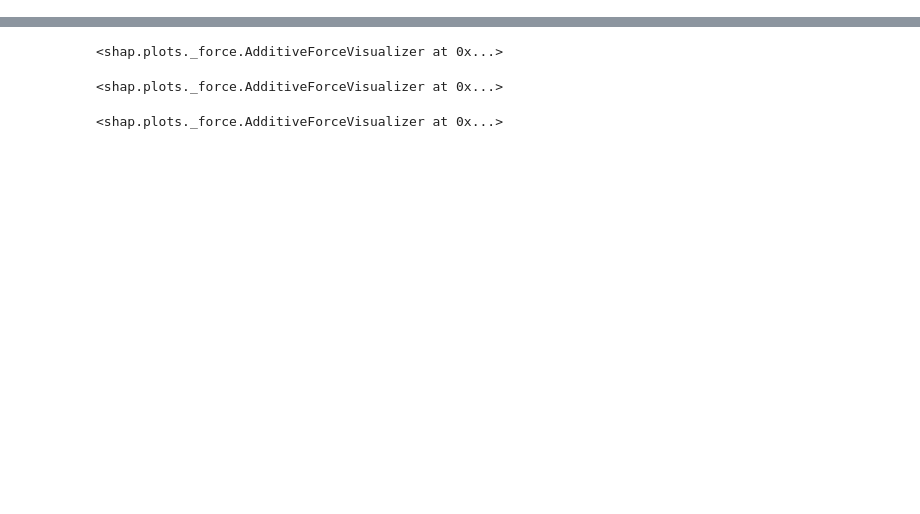
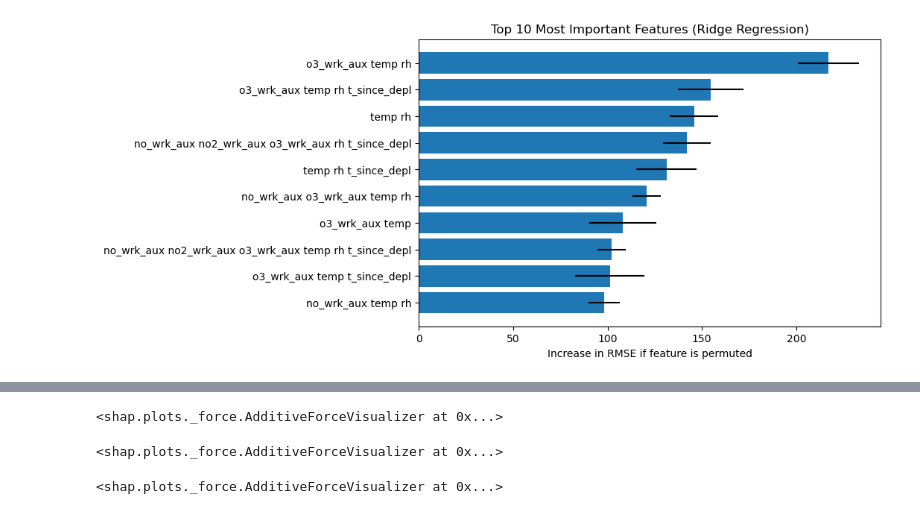
Before and after one commit to gberggg/data1030_finalproject, a Jupyter notebook: Multiple_algos_quadratic.ipynb, the cells around one changed output, grey strips where cells are left out. Saved outputs shown, nothing was run; the diff lists cells and outputs as text; code cells hidden in the pictures; blank space fills up the shorter version.

Commit message:
updated runs across interpolations

```diff
--- a/Multiple_algos_quadratic.ipynb
+++ b/Multiple_algos_quadratic.ipynb
@@ -291,15 +274,14 @@ y_test skewness: 2.116801277299715
 
 # hyperparameters to tune
 param_grid_rdg = {
-    'ridge__alpha': [0.0001]}
+    'ridge__alpha': [0.00001,0.0001,0.001,0.01]}
 
 # the model
 ML_algo_rdg = Ridge()
 
-# Execute the pipeline
-test_scores_rdg, best_models_rdg, r2_scores_rdg, preprocessors_rdg, X_test_rdg, y_test_rdg, y_train_rdg, y_val_rdg = MLpipe_Strat_RMSE(
-    X, y, train_size=0.6, val_size=0.2, test_size=0.2,
-    preprocessor=preprocessor, ML_algo=ML_algo_rdg, param_grid=param_grid_rdg, random_states=5
+# execute the pipeline
+test_scores_rdg, best_models_rdg, r2_scores_rdg, preprocessors_rdg, X_test_list_rdg, y_test_list_rdg, y_train_list_rdg, y_test_pred_list_rdg, results_list_rdg = MLpipe_Strat_RMSE(
+    X, y, preprocessor=preprocessor, ML_algo=ML_algo_rdg, param_grid=param_grid_rdg, random_states=random_states
 )
 
 all_test_scores['Ridge Regression'] = test_scores_rdg
@@ -518,5 +457,7 @@ Standard deviation of test R2 values: 0.005686484132185457
 # %%
 ####################################################################
 # FEATURE IMPORTANCES
-# Calculate at least three different global feature importances and discuss your findings.
-# Also calculate SHAP values for local feature importance.
+####################################################################
+
+# access column names
+feature_names = preprocess_poly.get_feature_names_out(input_features=X.columns)
@@ -585 +502,54 @@ plt.gca().invert_yaxis()
+# %%
+# GLOBAL FEATURE IMPORTANCE FOR RIDGE REGRESSION
+
+# USING PERMUTATION IMPORTANCE
+
+from sklearn.inspection import permutation_importance
+from sklearn.metrics import root_mean_squared_error
+
+ridge_perm_results = []
+
+for i in range(len(best_models_rdg)):
+
+    # access split sets across random states
+    best_pipeline = best_models_rdg[i]
+    X_test_rdg = X_test_list_rdg[i]
+    y_test_rdg = y_test_list_rdg[i]
+
+    model = best_pipeline.named_steps['ridge']
+
+    # preprocess split sets across random states
+    column_transformer = best_pipeline.named_steps['columntransformer']
+    num_pipeline = column_transformer.named_transformers_['num_pipeline']
+    preprocess_poly = num_pipeline.named_steps['poly_features']
+    preprocess_scaler = num_pipeline.named_steps['scaler']
+    X_test_poly = preprocess_poly.transform(X_test_rdg)
+    X_test_poly_scaled = preprocess_scaler.transform(X_test_poly)
+
+    # calculate permutation feature importance using RMSE
+    ridge_perm_result = permutation_importance(model, X_test_poly_scaled, y_test_rdg, scoring = "neg_root_mean_squared_error",
+                                               n_repeats=10, random_state=i)
+    ridge_perm_results.append(ridge_perm_result)
+
+# calculate mean and std importance over random states
+importances_mean = np.mean([ridge_perm_result['importances_mean'] for ridge_perm_result in ridge_perm_results], axis=0)
+importances_std = np.std([ridge_perm_result['importances_std'] for ridge_perm_result in ridge_perm_results], axis=0)
+
+# match importances with feature names
+label_importances_mean = pd.Series(importances_mean, index=feature_names)
+label_importances_std = pd.Series(importances_std, index=feature_names)
+
+# find top 10
+sorted_idx = label_importances_mean.sort_values(ascending=False).index[:10]
+sorted_importances_mean = label_importances_mean.loc[sorted_idx]
+sorted_importances_std = label_importances_std.loc[sorted_idx]
+
+plt.figure(figsize=(8, 5))
+plt.barh(sorted_coefs_mean_rdg.index, sorted_coefs_mean_rdg.values, xerr=sorted_coefs_std_rdg.values)
+plt.xlabel('Increase in RMSE if feature is permuted')
+plt.title('Top 10 Most Important Features (Ridge Regression)')
+plt.gca().invert_yaxis()
+plt.savefig('feat_importance_figures/interp2_ridge_perm.png')
+# %% [output]
+[figure, added]
 # %%
```
Also changed, not shown: parts of 31 cells of this notebook, 23 other files.
